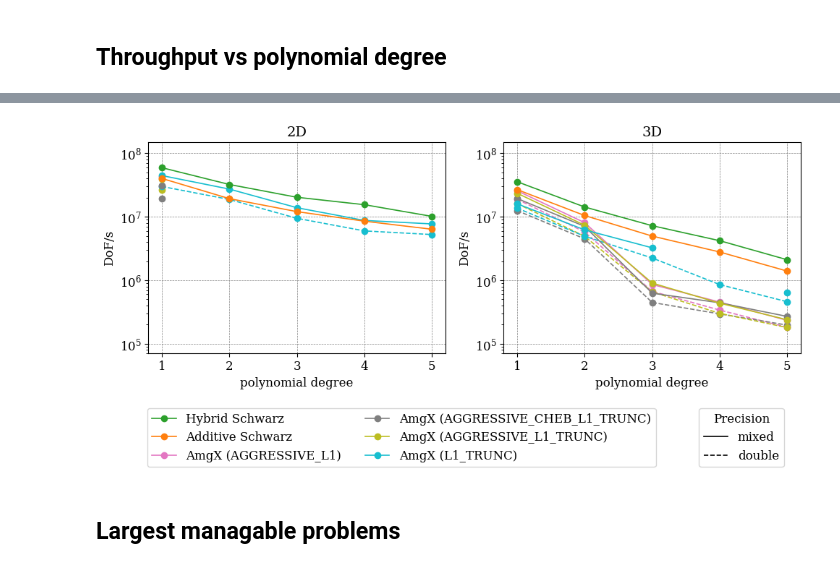
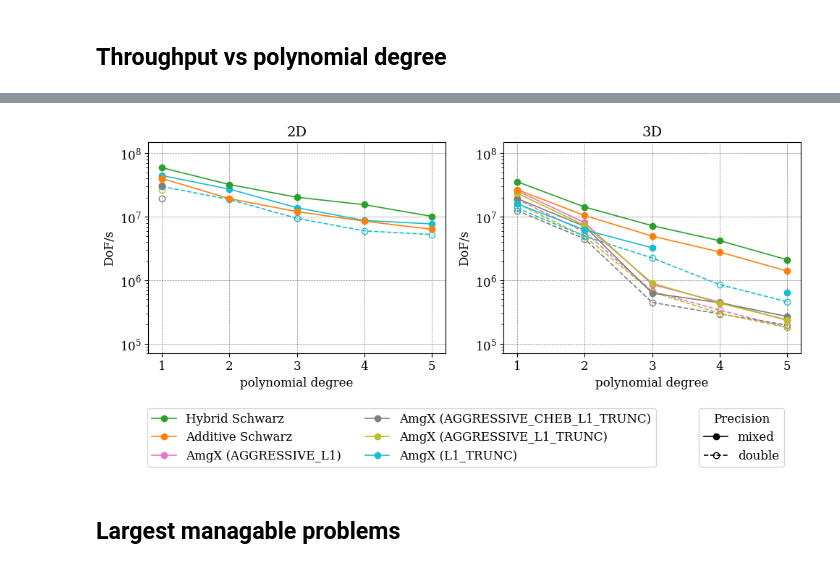
Before and after one commit to mgr0dzicki/dd-solvers, a Jupyter notebook: notebooks/best_comparison.ipynb, the cells around one changed output, grey strips where cells are left out. Saved outputs shown, nothing was run; the diff lists cells and outputs as text; code cells hidden in the pictures.

```diff
--- a/notebooks/best_comparison.ipynb
+++ b/notebooks/best_comparison.ipynb
@@ -166,35 +166,44 @@ for i, test_case in enumerate(tputs.index.levels[0]):
         ax.plot(
             data.index,
             data[solver],
             marker="o",
+            markerfacecolor=color if line_style == "solid" else "none",
             linestyle=line_style,
             color=color,
             label=label if i == 0 and line_style == "solid" else None,
             zorder=zorder,
             linewidth=1.2,
         )
     ax.set_title(test_case.split()[-1])
     ax.set_xlabel("polynomial degree")
     ax.set_ylabel("DoF/s")
     ax.set_yscale("log")
     ax.set_ylim(7e4, 1.5e8)
     ax.grid(which="major", linestyle="--", linewidth=0.5, color="grey")
 fig.legend(bbox_to_anchor=(0.43, -0.0), loc="upper center", ncol=2)
 
 fig.legend(
     [
-        Line2D([0], [0], color="black", linestyle="solid", linewidth=1.2),
-        Line2D([0], [0], color="black", linestyle="dashed", linewidth=1.2),
+        Line2D([0], [0], color="black", linestyle="solid", linewidth=1.2, marker="o"),
+        Line2D(
+            [0],
+            [0],
+            color="black",
+            linestyle="dashed",
+            linewidth=1.2,
+            marker="o",
+            markerfacecolor="none",
+        ),
     ],
     ["mixed", "double"],
     bbox_to_anchor=(0.9, -0.0),
     loc="upper center",
     ncol=1,
     title="Precision",
 )
 
 fig.savefig("../docs/images/throughput_vs_amgx.svg", bbox_inches="tight")
 # %% [output]
-[figure, old version]
+[figure, new version]
 # %% [markdown]
 ## Largest managable problems
```
Also changed, not shown: parts of 9 cells of this notebook, 4 other files.
